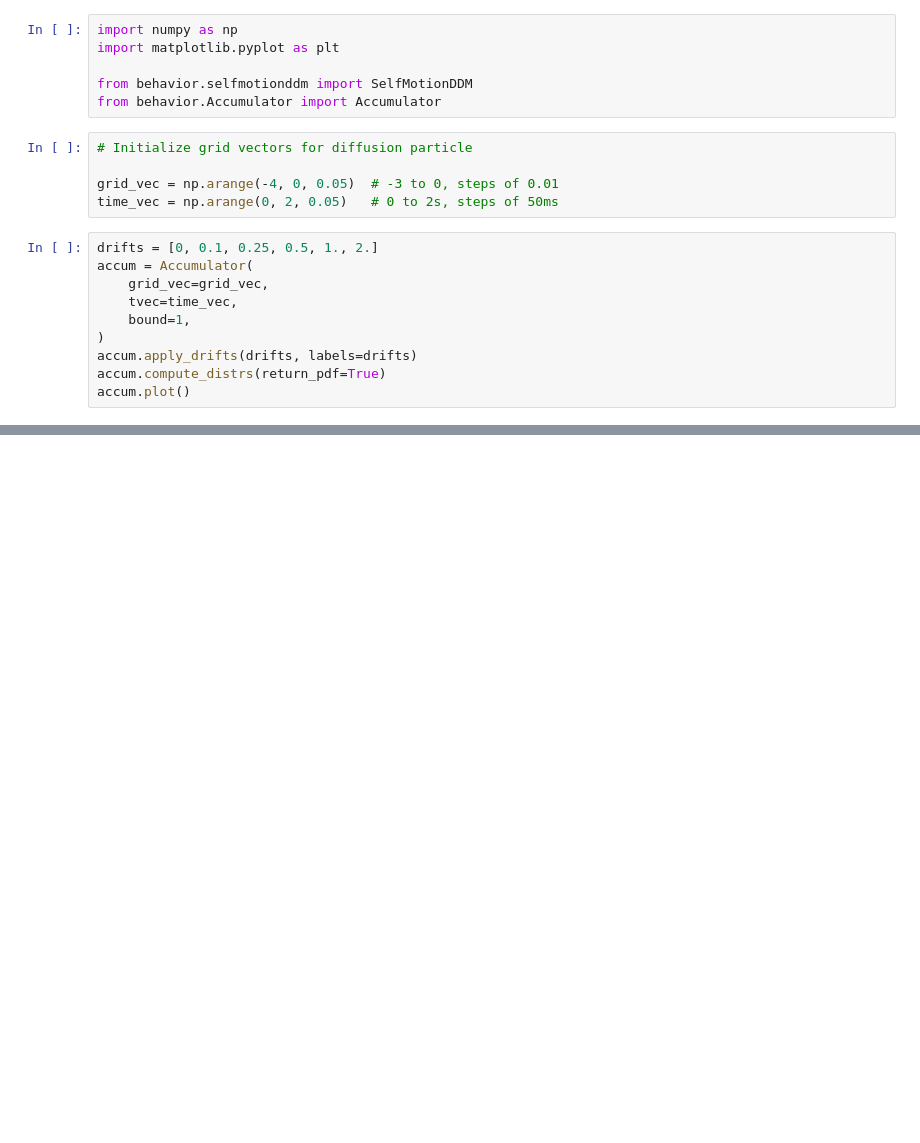
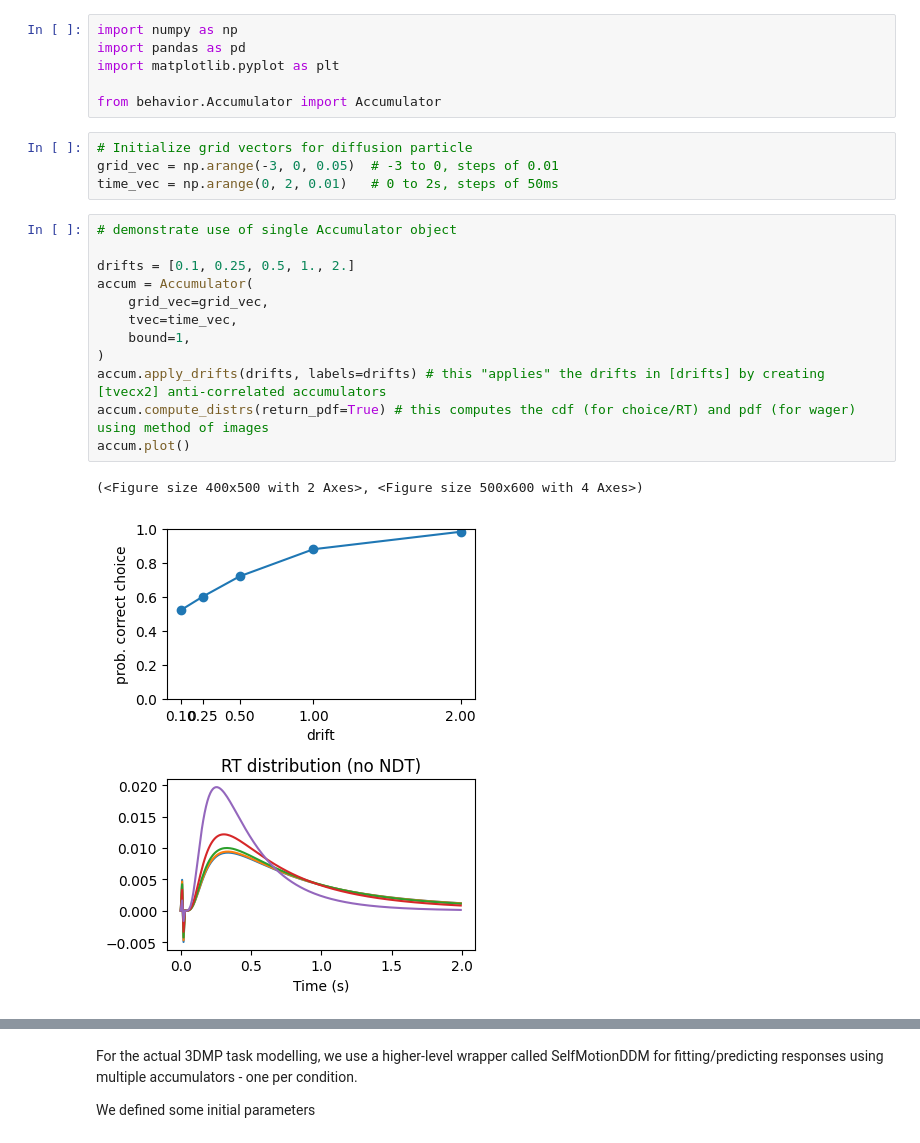
Before and after one commit to Fetschlab/FLprojects, a Jupyter notebook: pyDots3DMP/behavior/ddm_demo.ipynb, the cells around one changed output, grey strips where cells are left out. Saved outputs shown, nothing was run; the diff lists cells and outputs as text; blank space fills up the shorter version.

```diff
--- a/pyDots3DMP/behavior/ddm_demo.ipynb
+++ b/pyDots3DMP/behavior/ddm_demo.ipynb
@@ -1,21 +15,25 @@
 # %%
 import numpy as np
+import pandas as pd
 import matplotlib.pyplot as plt
 
-from behavior.selfmotionddm import SelfMotionDDM
 from behavior.Accumulator import Accumulator
 # %%
 # Initialize grid vectors for diffusion particle
-
-grid_vec = np.arange(-4, 0, 0.05)  # -3 to 0, steps of 0.01
-time_vec = np.arange(0, 2, 0.05)   # 0 to 2s, steps of 50ms
+grid_vec = np.arange(-3, 0, 0.05)  # -3 to 0, steps of 0.01
+time_vec = np.arange(0, 2, 0.01)   # 0 to 2s, steps of 50ms
 # %%
-drifts = [0, 0.1, 0.25, 0.5, 1., 2.]
+# demonstrate use of single Accumulator object
+
+drifts = [0.1, 0.25, 0.5, 1., 2.]
 accum = Accumulator(
     grid_vec=grid_vec,
     tvec=time_vec,
     bound=1,
 )
-accum.apply_drifts(drifts, labels=drifts)
-accum.compute_distrs(return_pdf=True)
+accum.apply_drifts(drifts, labels=drifts) # this "applies" the drifts in [drifts] by creating [tvecx2] anti-correlated accumulators
+accum.compute_distrs(return_pdf=True) # this computes the cdf (for choice/RT) and pdf (for wager) using method of images
 accum.plot()
+# %% [output]
+(<Figure size 400x500 with 2 Axes>, <Figure size 500x600 with 4 Axes>)
+[figure, added]
@@ -22,3 +41,7 @@ accum.plot()
+# %% [markdown]
+For the actual 3DMP task modelling, we use a higher-level wrapper called SelfMotionDDM for fitting/predicting responses using multiple accumulators - one per condition.
+
+We defined some initial parameters
 # %%
 # NOTE on kmult:
 # three-element list --> independent sensitivites for ves, low coh vis and high coh vis
```
Also changed, not shown: parts of 6 cells of this notebook, 2 other files.
